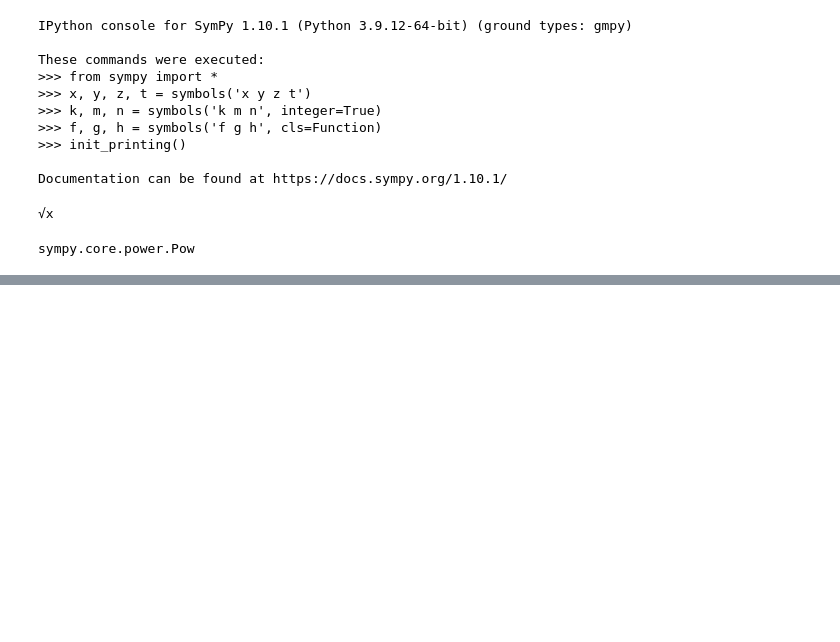
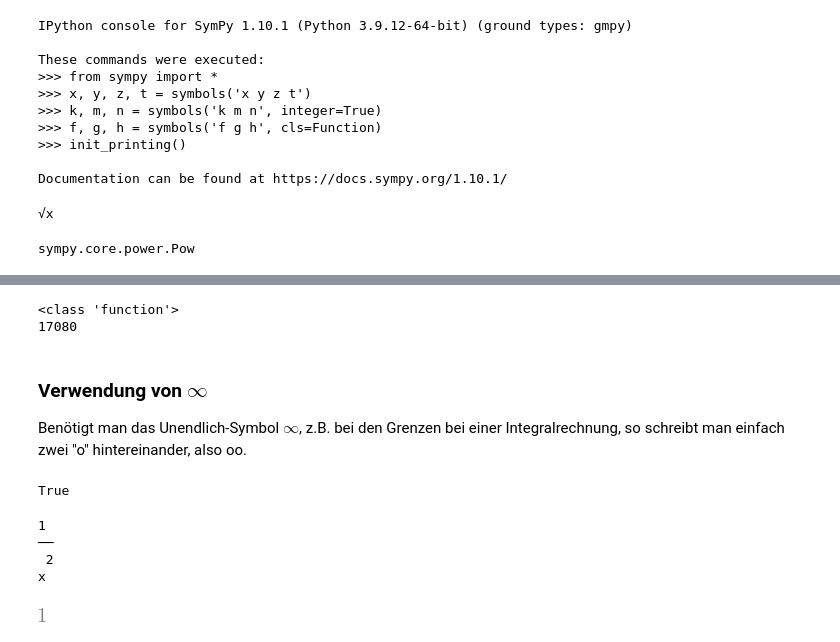
Before and after one commit to troescherw/jupyter_python, a Jupyter notebook: SymPy_SymbolischeMathematik.ipynb, the cells around one changed output, grey strips where cells are left out. Saved outputs shown, nothing was run; the diff lists cells and outputs as text; code cells hidden in the pictures; blank space fills up the shorter version.

```diff
--- a/SymPy_SymbolischeMathematik.ipynb
+++ b/SymPy_SymbolischeMathematik.ipynb
@@ -569,0 +604,27 @@ sympy.core.power.Pow
+# %%
+f = lambdify(x, eq)
+print(type(f)) # f ist eine klassische Python-Funktion
+print(f(20)) # Berechne Funktionswert für x=20
+# %% [output]
+<class 'function'>
+17080
+# %% [markdown]
+### Verwendung von $\infty$
+Benötigt man das Unendlich-Symbol $\infty$, z.B. bei den Grenzen bei einer Integralrechnung, so schreibt man einfach zwei "o" hintereinander, also oo.
+# %%
+if oo > 999999:
+    print(True)
+else:
+    print(False)
+# %% [output]
+True
+# %%
+f = 1/x**2
+pprint(f)
+integrate(f, (x,1,oo))
+# %% [output]
+1
+──
+ 2
+x
+[figure, added]
```
Also changed, not shown: parts of 9 cells of this notebook, 1 other file.
